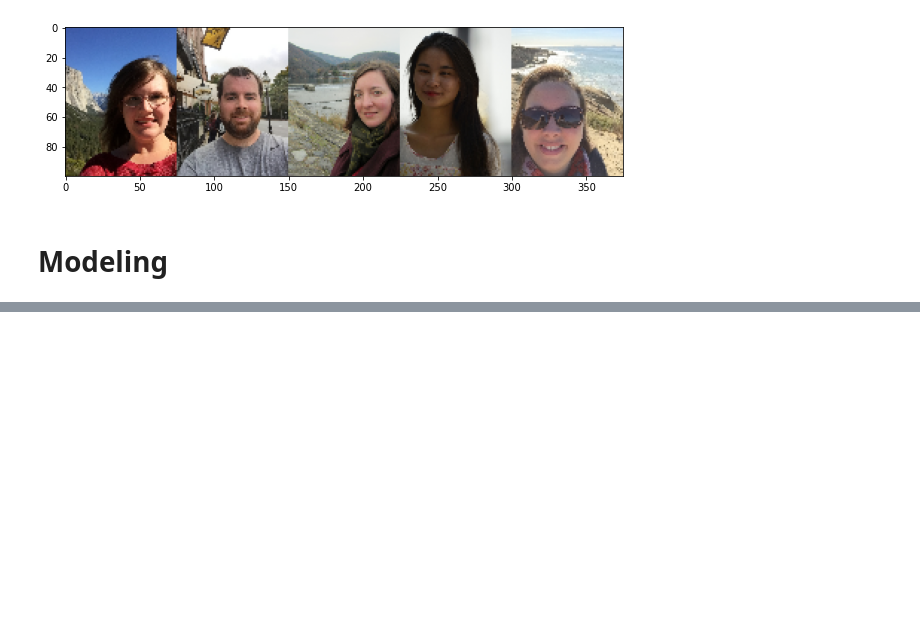
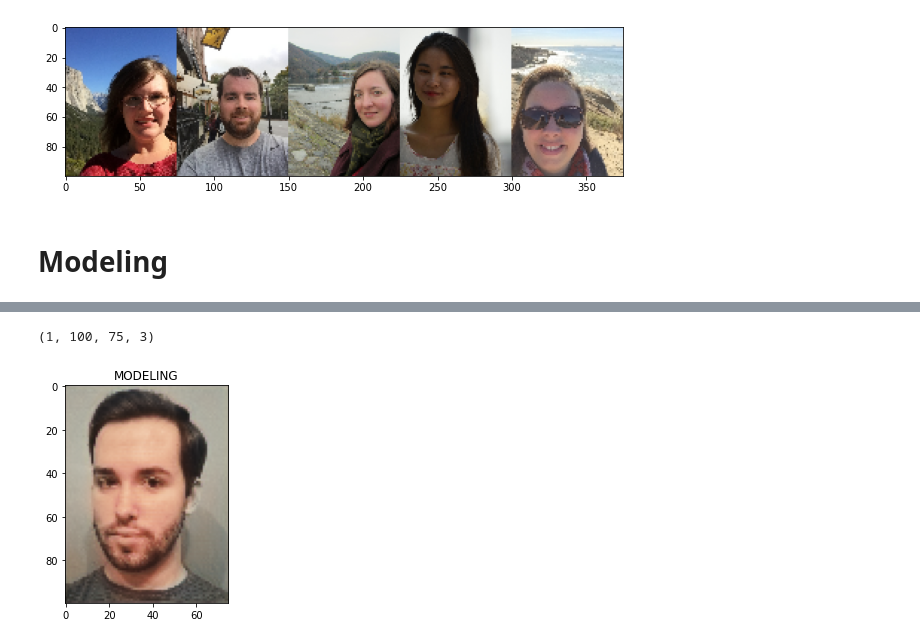
Before and after one commit to Vaycold/Python_DL, a Jupyter notebook: Image_Transformation/흑백사진을 컬러사진으로 바꾸기.ipynb, the cells around one changed output, grey strips where cells are left out. Cells and saved outputs as stored; diff of their text form; code cells hidden in the pictures; blank space fills up the shorter version.

```diff
--- a/Image_Transformation/흑백사진을 컬러사진으로 바꾸기.ipynb
+++ b/Image_Transformation/흑백사진을 컬러사진으로 바꾸기.ipynb
@@ -128,11 +126,11 @@ def unet_color() :
     p2 = MaxPool2D(2)(c2)
     p2 = Dropout(0.1)(p2)
 
-    c3 = conv2d_block(p1, 64)
+    c3 = conv2d_block(p2, 64)
     p3 = MaxPool2D(2)(c3)
     p3 = Dropout(0.1)(p3)
 
-    c4 = conv2d_block(p1, 128)
+    c4 = conv2d_block(p3, 128)
     p4 = MaxPool2D(2)(c4)
     p4 = Dropout(0.1)(p4)
 
@@ -147,7 +145,7 @@ def unet_color() :
     u7 = concatenate([u7,c3])
     u7 = Dropout(0.1)(u7)
     c7 = conv2d_block(u7, 64)
-    '''
+
     u8 = Conv2DTranspose(32, 2, 2, padding='valid', output_padding=(0,1))(c7)
     u8 = concatenate([u8,c2])
     u8 = Dropout(0.1)(u8)
@@ -159,8 +157,8 @@ def unet_color() :
     c9 = conv2d_block(u9, 16)
 
     outputs = Conv2D(3, 1, activation='sigmoid')(c9)
-    '''
-    model = Model(inputs, c7)
+
+    model = Model(inputs, outputs)
     return model
 # %%
 model = unet_color()
@@ -178,0 +185,12 @@ ValueError: ignored
+# %%
+ model.compile(
+     loss = 'mae',
+     optimizer = 'adam',
+     metrics=['accuracy']
+
+ )
+# %%
+hist=model.fit(train_gray_images, train_images,
+          validation_data = (test_gray_images, test_images),
+          epochs = 10,
+          verbose = 1)
@@ -178,0 +218,12 @@ ValueError: ignored
+# %%
+# 결과 확인
+res = model.predict(test_gray_images[1:2])
+res.shape # test_gray_images 가 color로 바뀜
+# %% [output]
+(1, 100, 75, 3)
+# %%
+plt.imshow(res[0,:,:,:])
+plt.title('MODELING')
+plt.show()
+# %% [output]
+[figure, added]
```
Also changed, not shown: parts of 36 cells of this notebook.
